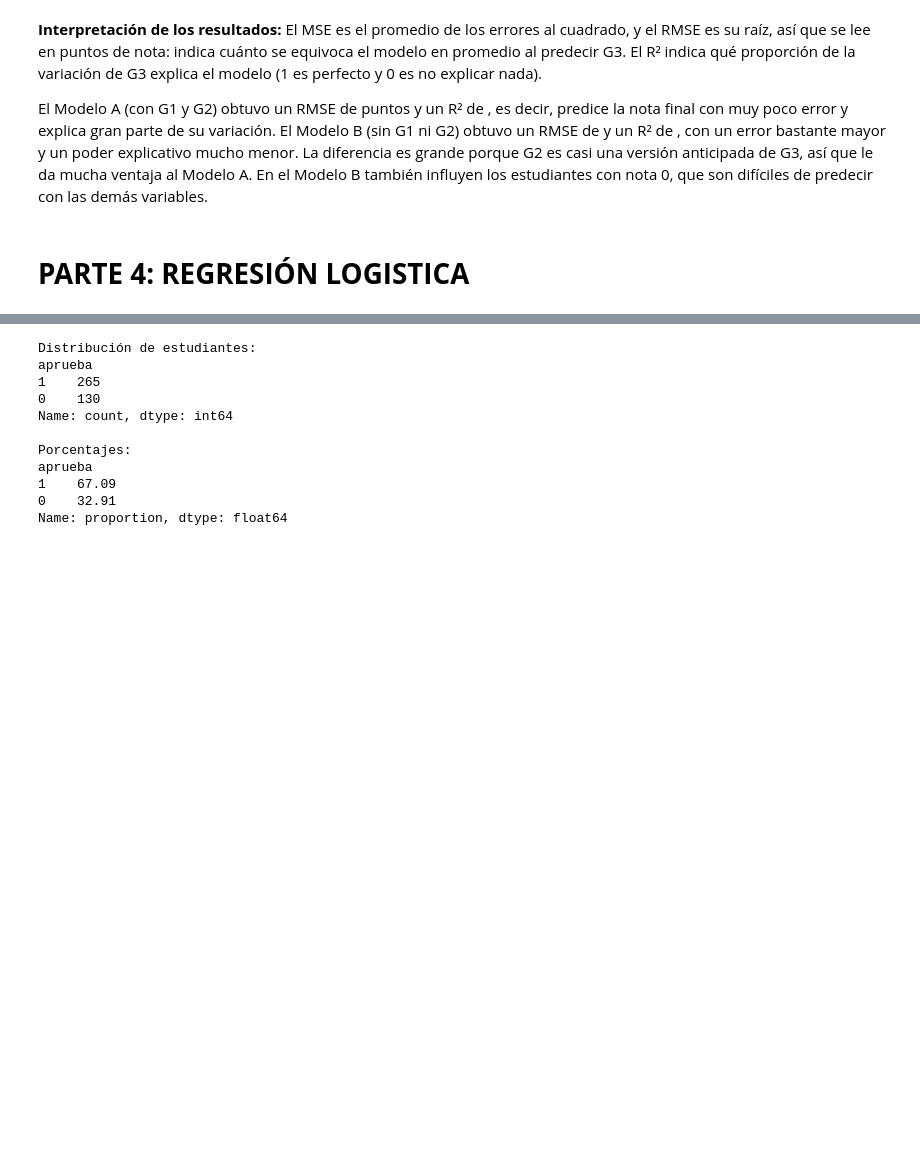
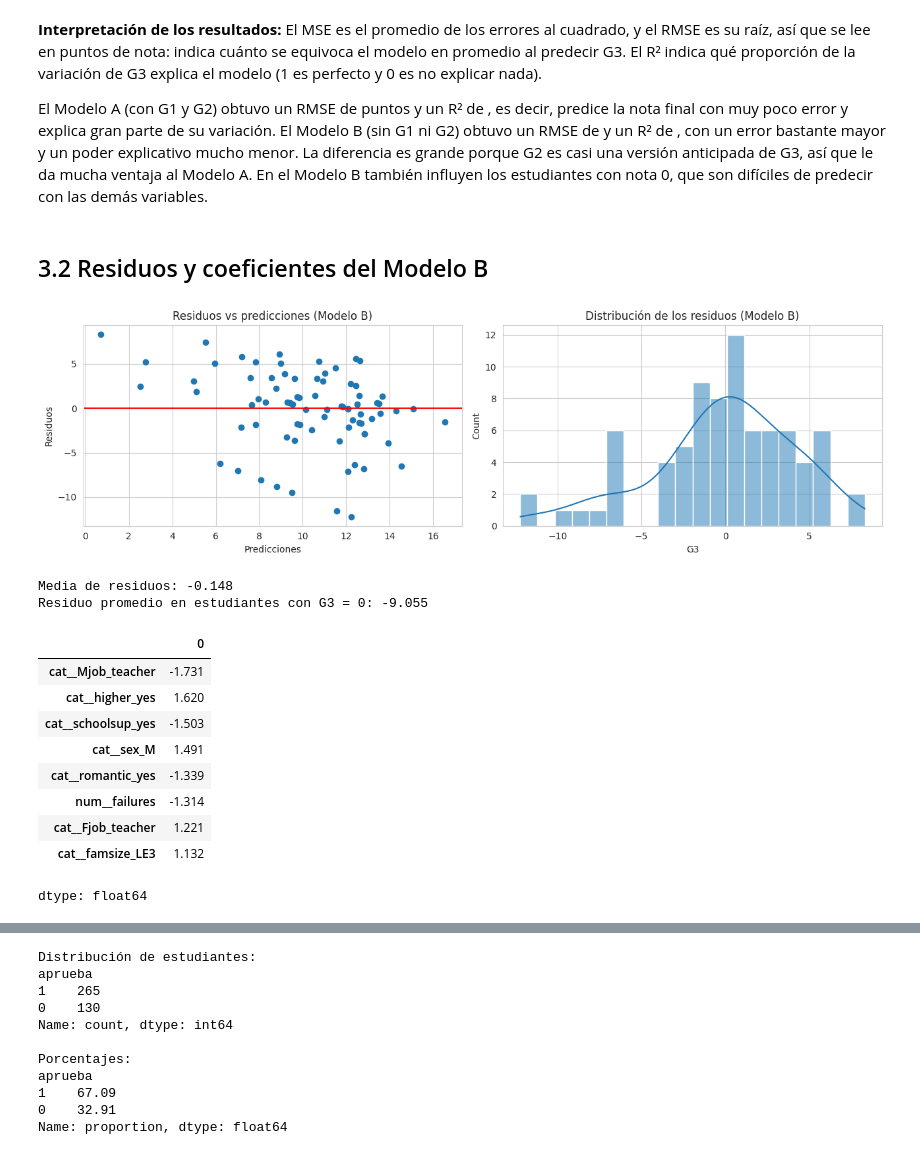
Before and after one commit to valverdeelias951-cell/ProyectoP1, a Jupyter notebook: Proyecto.ipynb, the cells around one changed output, grey strips where cells are left out. Drawn from its saved outputs; the diff is of its cells as text; code cells hidden in the pictures; blank space fills up the shorter version.

```diff
--- a/Proyecto.ipynb
+++ b/Proyecto.ipynb
@@ -364,5 +366,41 @@ resultados
 **Interpretación de los resultados:** El MSE es el promedio de los errores al cuadrado, y el RMSE es su raíz, así que se lee en puntos de nota: indica cuánto se equivoca el modelo en promedio al predecir G3. El R² indica qué proporción de la variación de G3 explica el modelo (1 es perfecto y 0 es no explicar nada).
 
 El Modelo A (con G1 y G2) obtuvo un RMSE de puntos y un R² de , es decir, predice la nota final con muy poco error y explica gran parte de su variación. El Modelo B (sin G1 ni G2) obtuvo un RMSE de  y un R² de , con un error bastante mayor y un poder explicativo mucho menor. La diferencia es grande porque G2 es casi una versión anticipada de G3, así que le da mucha ventaja al Modelo A. En el Modelo B también influyen los estudiantes con nota 0, que son difíciles de predecir con las demás variables.
-# %% [markdown]
-# **PARTE 4: REGRESIÓN LOGISTICA**
+# %% [markdown]
+## 3.2 Residuos y coeficientes del Modelo B
+# %%
+# Residuos del Modelo B
+residuos_B = y_test - pred_B
+
+fig, axes = plt.subplots(1, 2, figsize=(13, 4))
+axes[0].scatter(pred_B, residuos_B)
+axes[0].axhline(0, color="red")
+axes[0].set_xlabel("Predicciones")
+axes[0].set_ylabel("Residuos")
+axes[0].set_title("Residuos vs predicciones (Modelo B)")
+sns.histplot(residuos_B, bins=20, kde=True, ax=axes[1])
+axes[1].set_title("Distribución de los residuos (Modelo B)")
+plt.tight_layout()
+plt.show()
+
+print("Media de residuos:", round(residuos_B.mean(), 3))
+print("Residuo promedio en estudiantes con G3 = 0:", round(residuos_B[y_test == 0].mean(), 3))
+
+# Coeficientes del Modelo B (variables escaladas / codificadas)
+nombres = modelo_B.named_steps["prep"].get_feature_names_out()
+coef_B = pd.Series(modelo_B.named_steps["modelo"].coef_, index=nombres)
+coef_B.reindex(coef_B.abs().sort_values(ascending=False).index).head(8).round(3)
+# %% [output]
+[figure, added]
+Media de residuos: -0.148
+Residuo promedio en estudiantes con G3 = 0: -9.055
+|  | 0 |
+| cat__Mjob_teacher | -1.731 |
+| cat__higher_yes | 1.620 |
+| cat__schoolsup_yes | -1.503 |
+| cat__sex_M | 1.491 |
+| cat__romantic_yes | -1.339 |
+| num__failures | -1.314 |
+| cat__Fjob_teacher | 1.221 |
+| cat__famsize_LE3 | 1.132 |
+dtype: float64
```
Also changed, not shown: parts of 28 cells of this notebook.
